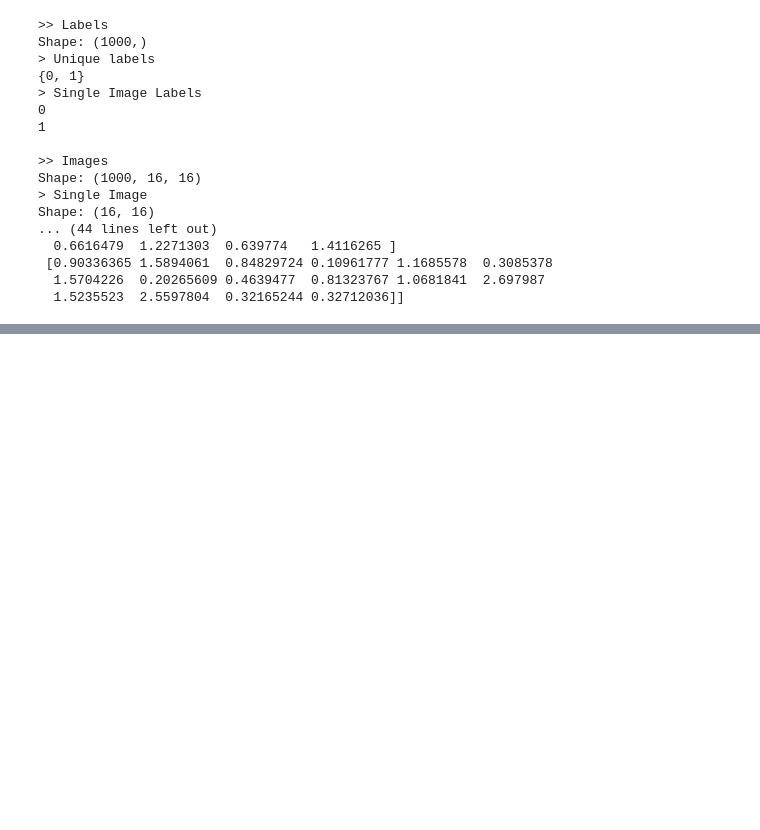
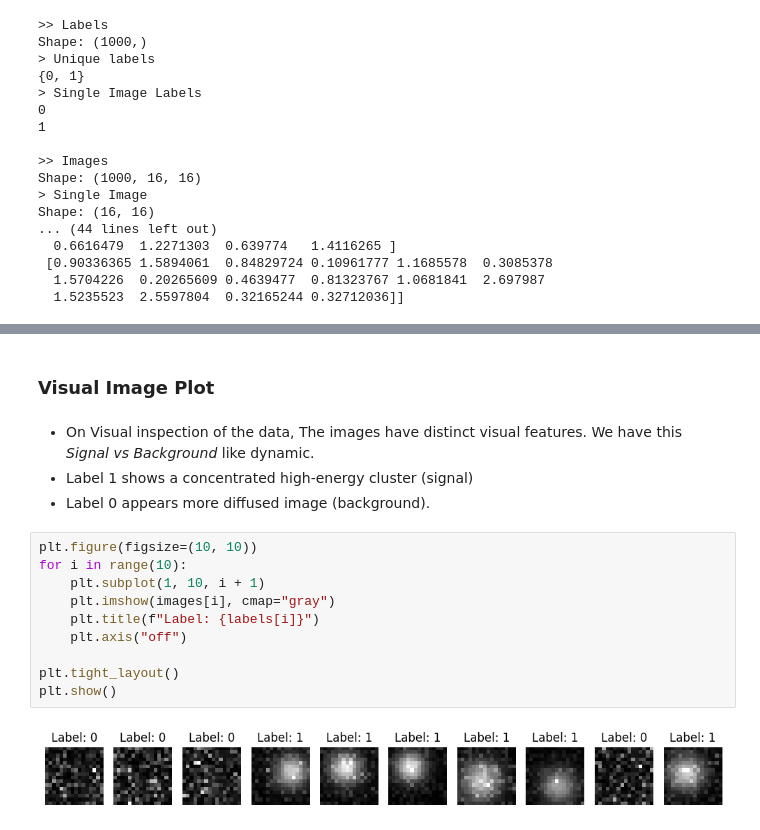
Before and after one commit to mach-12/cicada-gsoc-evaluation-task, a Jupyter notebook: solution.ipynb, the cells around one changed output, grey strips where cells are left out. Cells and saved outputs as stored; diff of their text form; blank space fills up the shorter version.

```diff
--- a/solution.ipynb
+++ b/solution.ipynb
@@ -68,0 +112,18 @@ Shape: (16, 16)
+# %% [markdown]
+### Visual Image Plot
+# %% [markdown]
+- On Visual inspection of the data, The images have distinct visual features. We have this _Signal vs Background_ like dynamic.
+- Label 1 shows a concentrated high-energy cluster (signal)
+- Label 0 appears more diffused image (background).
+# %%
+plt.figure(figsize=(10, 10))
+for i in range(10):
+    plt.subplot(1, 10, i + 1)
+    plt.imshow(images[i], cmap="gray")
+    plt.title(f"Label: {labels[i]}")
+    plt.axis("off")
+
+plt.tight_layout()
+plt.show()
+# %% [output]
+[figure, added]
```
Also changed, not shown: parts of 16 cells of this notebook, 1 other file.
